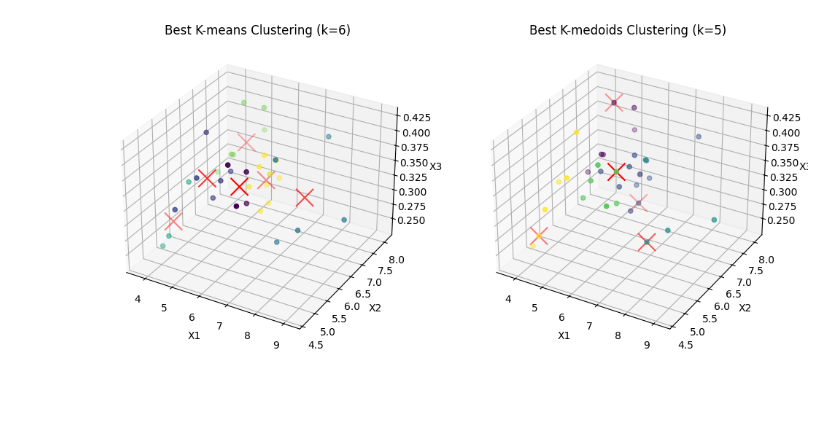
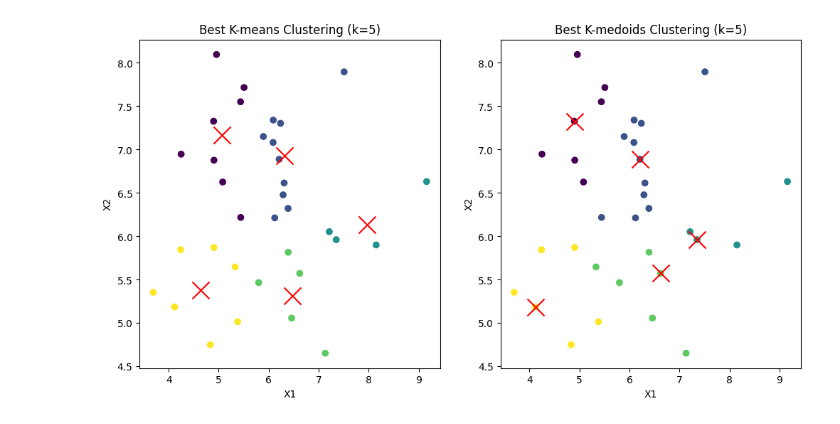
Before and after one commit to SherlockJr13/sherlock-final-project, a Jupyter notebook: clustering.ipynb, the cells around one changed output. Drawn from its saved outputs; the diff is of its cells as text; code cells hidden in the pictures; blank space fills up the shorter version.

Commit message:
adding a supposedly map cluster method. need improvement.

```diff
--- a/clustering.ipynb
+++ b/clustering.ipynb
@@ -9,11 +10,4 @@ from mpl_toolkits.mplot3d import Axes3D
 # %%
-import pandas as pd
-from sklearn.cluster import KMeans
-from sklearn_extra.cluster import KMedoids
-from sklearn.metrics import davies_bouldin_score
-import matplotlib.pyplot as plt
-import numpy as np
-
 # Load the data from the Excel file
 file_path = r"E:\GitHub\sherlock-final-project\x_prediction_3.xlsx"
 data = pd.read_excel(file_path)
@@ -38,16 +32,32 @@ best_kmeans_final_centroids = None
 best_kmedoids_initial_medoids = None
 best_kmedoids_final_medoids = None
 
+# Helper function to manually initialize centroids/medoids
+def initialize_centroids(X, k, seed=None):
+    if seed is not None:
+        np.random.seed(seed)
+    indices = np.random.choice(X.shape[0], k, replace=False)
+    return X[indices]
+
 # Iterate over the number of clusters from 2 to 6
 for n_clusters in range(2, 7):
+    # Initialize centroids/medoids outside the clustering method
+    initial_centroids = initialize_centroids(X, n_clusters, seed=0)
+
     # K-means clustering
-    kmeans = KMeans(n_clusters=n_clusters, random_state=0, init='random')
+    kmeans = KMeans(n_clusters=n_clusters, init=initial_centroids, n_init=1, random_state=0)
     kmeans.fit(X)
 
-    kmeans_initial_centroids = kmeans.get_params  # Capture initial centroids
+    kmeans_initial_centroids = initial_centroids  # Capture initial centroids
     kmeans_final_centroids = kmeans.cluster_centers_
     kmeans_labels = kmeans.labels_
-    kmeans_db_score = davies_bouldin_score(X, kmeans_labels)
+
+    # Calculate Davies-Bouldin Index for K-means
+    try:
+        kmeans_db_score = davies_bouldin_score(X, kmeans_labels)
+    except:
+        kmeans_db_score = float('inf')
+
     kmeans_scores.append(kmeans_db_score)
 
     if kmeans_db_score < best_kmeans_score:
@@ -57,13 +67,19 @@ for n_clusters in range(2, 7):
         best_kmeans_final_centroids = kmeans_final_centroids
 
     # K-medoids clustering
-    kmedoids = KMedoids(n_clusters=n_clusters, random_state=0, init='random')
+    kmedoids = KMedoids(n_clusters=n_clusters, init=initial_centroids, random_state=0)
     kmedoids.fit(X)
 
-    kmedoids_initial_medoids = kmedoids.get_params  # Capture initial medoids
+    kmedoids_initial_medoids = initial_centroids  # Capture initial medoids
     kmedoids_final_medoids = kmedoids.cluster_centers_
     kmedoids_labels = kmedoids.labels_
-    kmedoids_db_score = davies_bouldin_score(X, kmedoids_labels)
+
+    # Calculate Davies-Bouldin Index for K-medoids
+    try:
+        kmedoids_db_score = davies_bouldin_score(X, kmedoids_labels)
+    except:
+        kmedoids_db_score = float('inf')
+
     kmedoids_scores.append(kmedoids_db_score)
 
     if kmedoids_db_score < best_kmedoids_score:
@@ -76,41 +92,37 @@ for n_clusters in range(2, 7):
 plt.figure(figsize=(10, 5))
 plt.plot(range(2, 7), kmeans_scores, label='K-means', marker='o')
 plt.plot(range(2, 7), kmedoids_scores, label='K-medoids', marker='o')
-plt.title('Davies-Bouldin Index for K-means and K-medoids Clustering')
-plt.xlabel('Number of clusters (k)')
+plt.title('Komparasi Davies-Bouldin Index K-means dan K-medoids')
+plt.xlabel('Jumlah klaster (k)')
 plt.ylabel('Davies-Bouldin Index')
 plt.legend()
 plt.grid(True)
 plt.show()
 
-# Visualize the best K-means cluster
+# Visualize the best K-means cluster in 2D
 best_k, best_kmeans_model, best_kmeans_labels = best_kmeans
 
-fig = plt.figure(figsize=(12, 6))
-ax = fig.add_subplot(121, projection='3d')
-ax.scatter(X[:, 0], X[:, 1], X[:, 2], c=best_kmeans_labels, cmap='viridis', marker='o')
-ax.scatter(best_kmeans_final_centroids[:, 0],
+plt.figure(figsize=(12, 6))
+plt.subplot(1, 2, 1)
+plt.scatter(X[:, 0], X[:, 1], c=best_kmeans_labels, cmap='viridis', marker='o')
+plt.scatter(best_kmeans_final_centroids[:, 0],
            best_kmeans_final_centroids[:, 1],
-           best_kmeans_final_centroids[:, 2],
            s=300, c='red', marker='x')
-ax.set_title(f'Best K-means Clustering (k={best_k})')
-ax.set_xlabel('X1')
-ax.set_ylabel('X2')
-ax.set_zlabel('X3')
+plt.title(f'Best K-means Clustering (k={best_k})')
+plt.xlabel('X1')
+plt.ylabel('X2')
 
-# Visualize the best K-medoids cluster
+# Visualize the best K-medoids cluster in 2D
 best_k, best_kmedoids_model, best_kmedoids_labels = best_kmedoids
 
-ax = fig.add_subplot(122, projection='3d')
-ax.scatter(X[:, 0], X[:, 1], X[:, 2], c=best_kmedoids_labels, cmap='viridis', marker='o')
-ax.scatter(best_kmedoids_final_medoids[:, 0],
+plt.subplot(1, 2, 2)
+plt.scatter(X[:, 0], X[:, 1], c=best_kmedoids_labels, cmap='viridis', marker='o')
+plt.scatter(best_kmedoids_final_medoids[:, 0],
            best_kmedoids_final_medoids[:, 1],
-           best_kmedoids_final_medoids[:, 2],
            s=300, c='red', marker='x')
-ax.set_title(f'Best K-medoids Clustering (k={best_k})')
-ax.set_xlabel('X1')
-ax.set_ylabel('X2')
-ax.set_zlabel('X3')
+plt.title(f'Best K-medoids Clustering (k={best_k})')
+plt.xlabel('X1')
+plt.ylabel('X2')
 
 plt.show()
 # %% [output]
@@ -118 +130 @@ plt.show()
-[figure, old version]
+[figure, new version]
```
Also changed, not shown: parts of 3 cells of this notebook.
